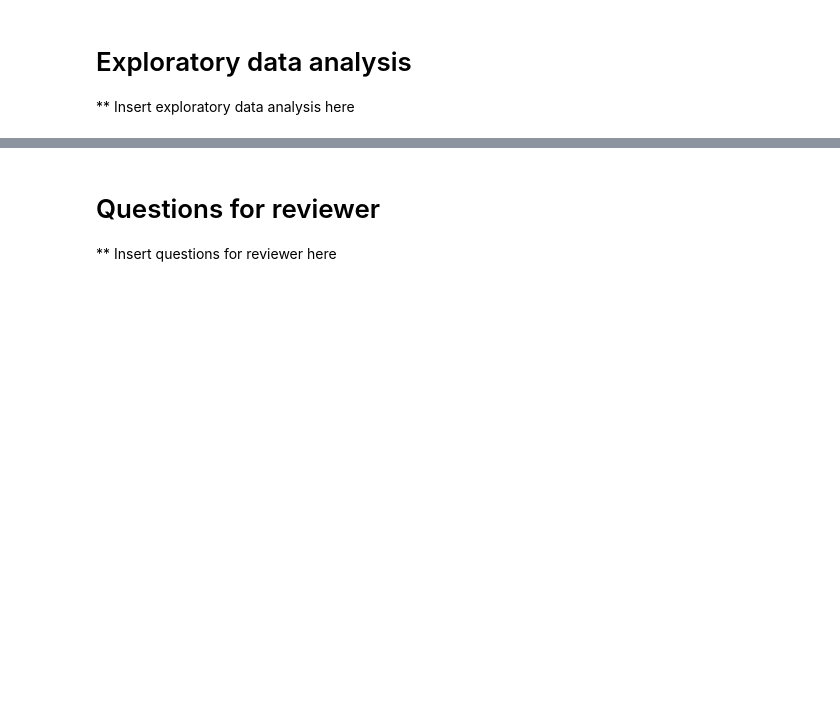
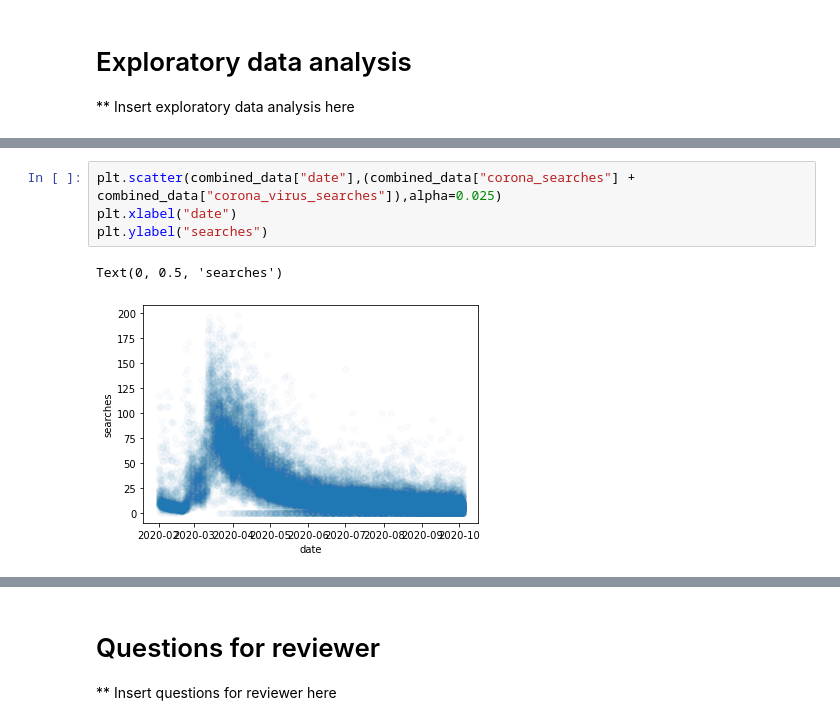
Before and after one commit to eigel22/Exploring-Patterns-in-Covid-19-Google-Search-Trends-, a Jupyter notebook: phase_II.ipynb, the cells around one changed output, grey strips where cells are left out. Drawn from its saved outputs; the diff is of its cells as text; blank space fills up the shorter version.

```diff
--- a/phase_II.ipynb
+++ b/phase_II.ipynb
@@ -97,0 +175,7 @@ dict_values([{'top':                             query  value
+# %%
+plt.scatter(combined_data["date"],(combined_data["corona_searches"] +  combined_data["corona_virus_searches"]),alpha=0.025)
+plt.xlabel("date")
+plt.ylabel("searches")
+# %% [output]
+Text(0, 0.5, 'searches')
+[figure, added]
```
Also changed, not shown: parts of 18 cells of this notebook.
